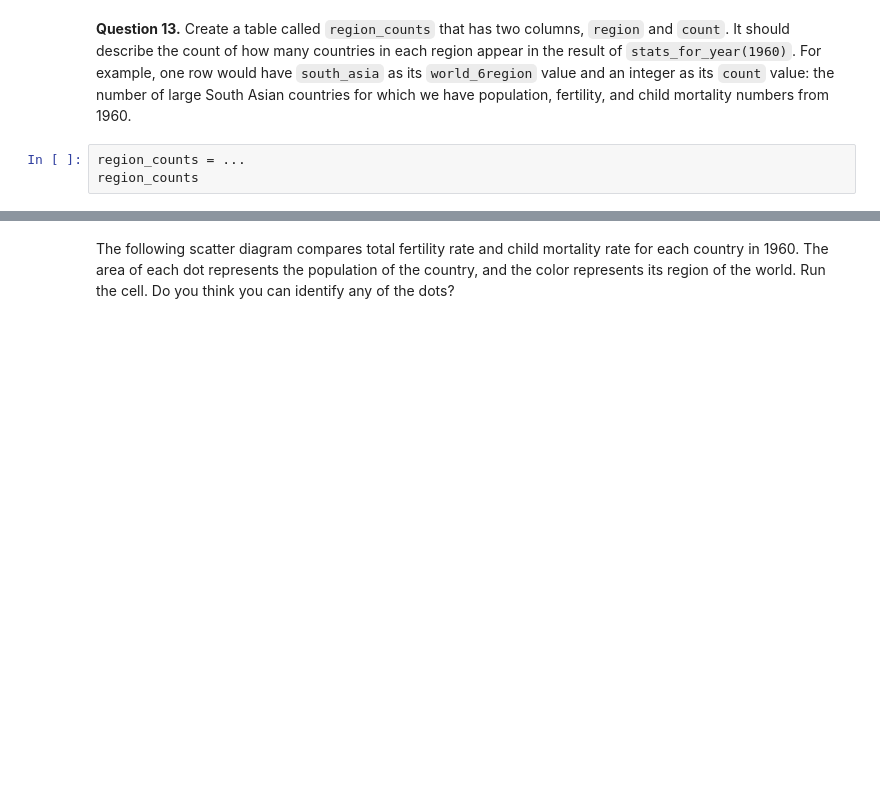
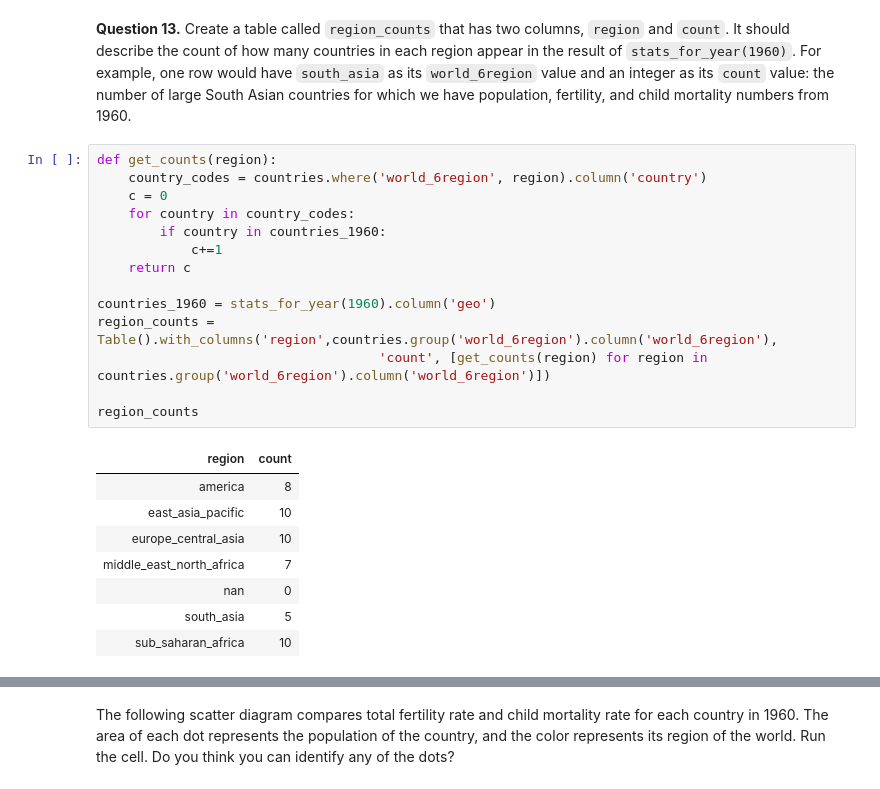
Before and after one commit to TimOgden/IntroToDataScience, a Jupyter notebook: project1/project1.ipynb, the cells around one changed output, grey strips where cells are left out. Drawn from its saved outputs; the diff is of its cells as text; blank space fills up the shorter version.

```diff
--- a/project1/project1.ipynb
+++ b/project1/project1.ipynb
@@ -446,7 +470,27 @@ countries.select('country', 'name', 'world_6region')
 # %% [markdown]
 **Question 13.** Create a table called `region_counts` that has two columns, `region` and `count`. It should describe the count of how many countries in each region appear in the result of `stats_for_year(1960)`. For example, one row would have `south_asia` as its `world_6region` value and an integer as its `count` value: the number of large South Asian countries for which we have population, fertility, and child mortality numbers from 1960.
-# %%
-region_counts = ...
-region_counts
+# %%
+def get_counts(region):
+    country_codes = countries.where('world_6region', region).column('country')
+    c = 0
+    for country in country_codes:
+        if country in countries_1960:
+            c+=1
+    return c
+
+countries_1960 = stats_for_year(1960).column('geo')
+region_counts = Table().with_columns('region',countries.group('world_6region').column('world_6region'),
+                                    'count', [get_counts(region) for region in countries.group('world_6region').column('world_6region')])
+
+region_counts
+# %% [output]
+| region | count |
+| america | 8 |
+| east_asia_pacific | 10 |
+| europe_central_asia | 10 |
+| middle_east_north_africa | 7 |
+| nan | 0 |
+| south_asia | 5 |
+| sub_saharan_africa | 10 |
 # %%
 _ = ok.grade('q1_13')
```
Also changed, not shown: parts of 23 cells of this notebook, 58 other files.
